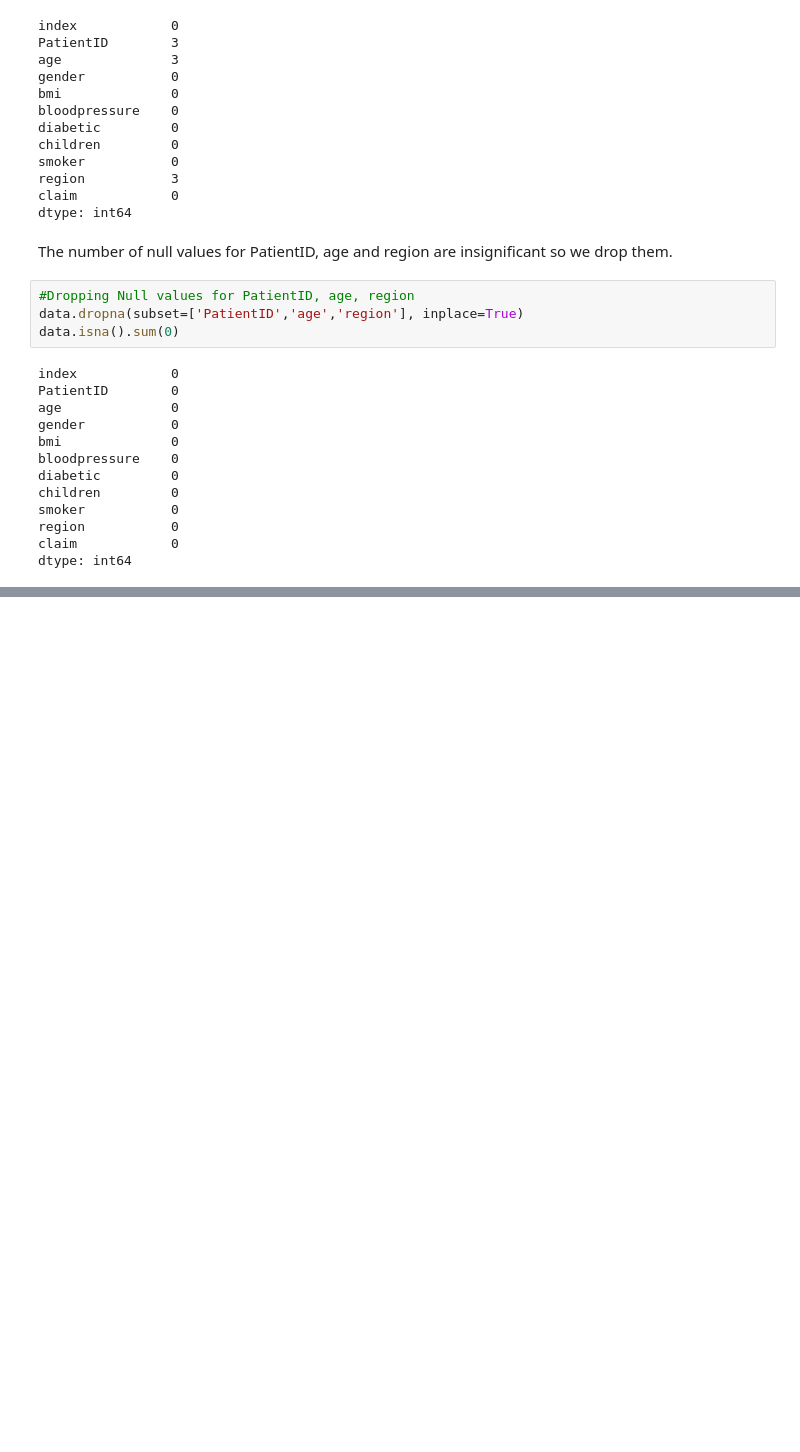
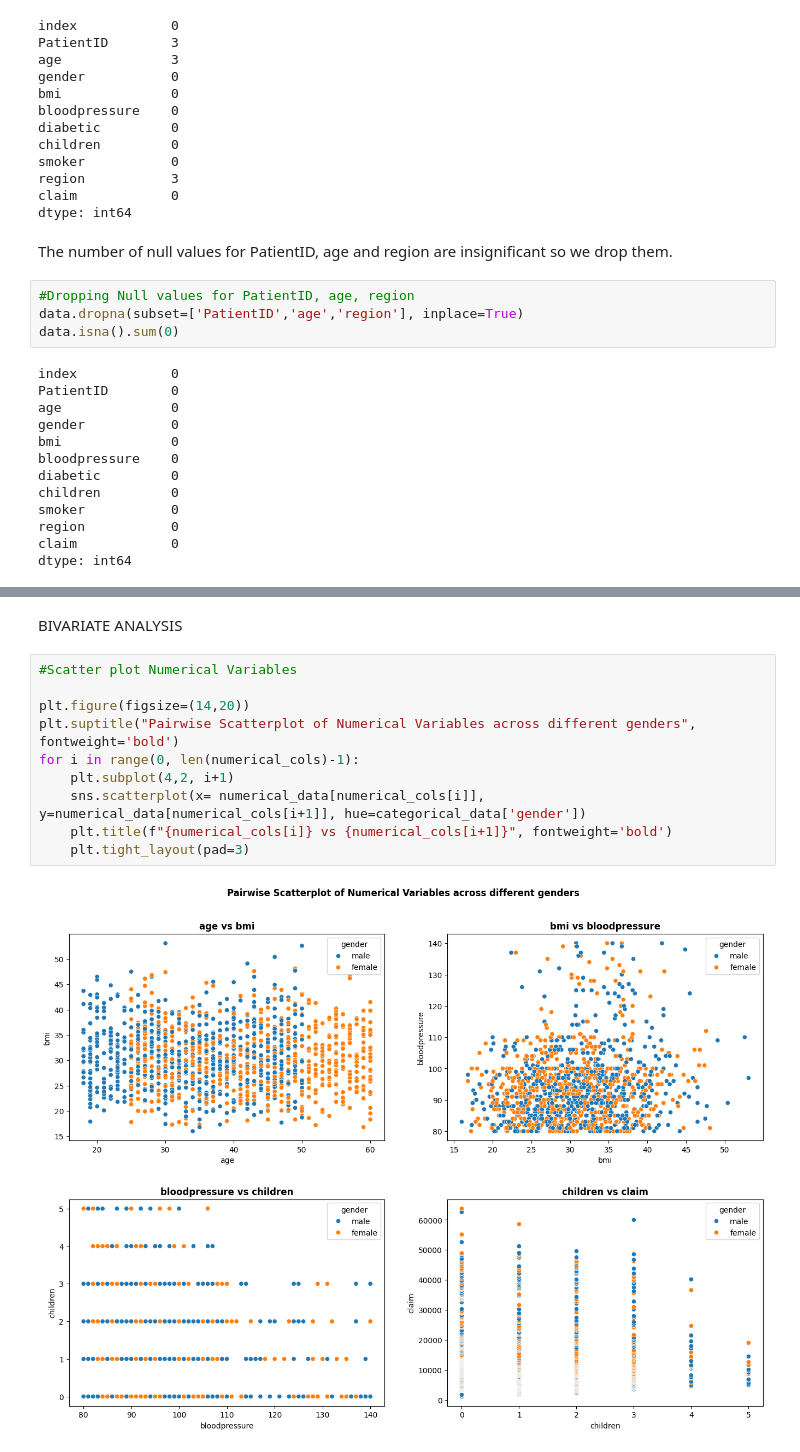
Before and after one commit to btokoli/Insurance-Claims-Prediction-Model, a Jupyter notebook: insurance_claims.ipynb, the cells around one changed output, grey strips where cells are left out. Drawn from its saved outputs; the diff is of its cells as text; blank space fills up the shorter version.

```diff
--- a/insurance_claims.ipynb
+++ b/insurance_claims.ipynb
@@ -99,0 +191,14 @@ data.describe().T
+# %% [markdown]
+BIVARIATE ANALYSIS
+# %%
+#Scatter plot Numerical Variables
+
+plt.figure(figsize=(14,20))
+plt.suptitle("Pairwise Scatterplot of Numerical Variables across different genders", fontweight='bold')
+for i in range(0, len(numerical_cols)-1):
+    plt.subplot(4,2, i+1)
+    sns.scatterplot(x= numerical_data[numerical_cols[i]], y=numerical_data[numerical_cols[i+1]], hue=categorical_data['gender'])
+    plt.title(f"{numerical_cols[i]} vs {numerical_cols[i+1]}", fontweight='bold')
+    plt.tight_layout(pad=3)
+# %% [output]
+[figure, added]
```
Also changed, not shown: parts of 14 cells of this notebook.
